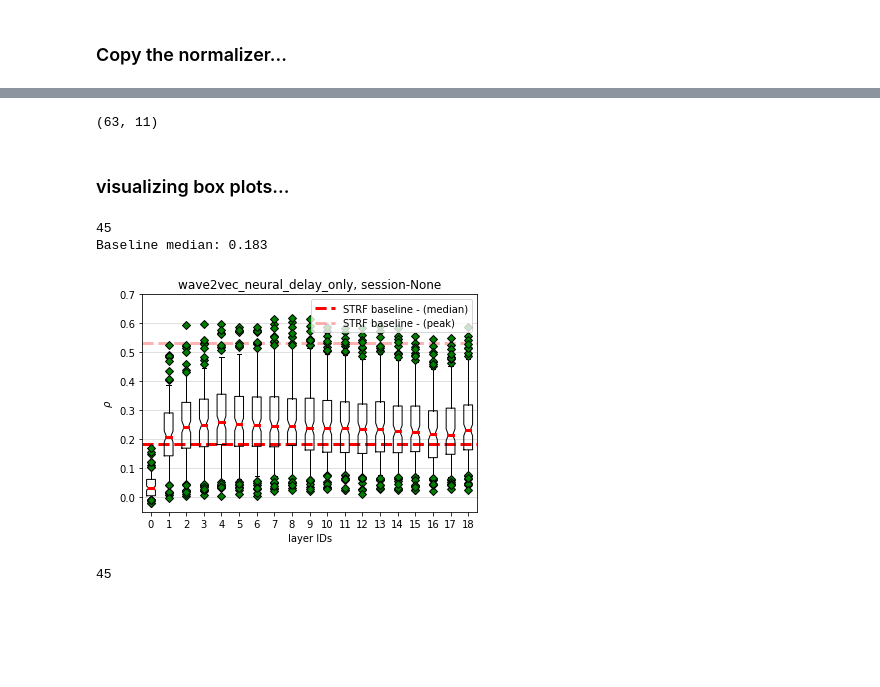
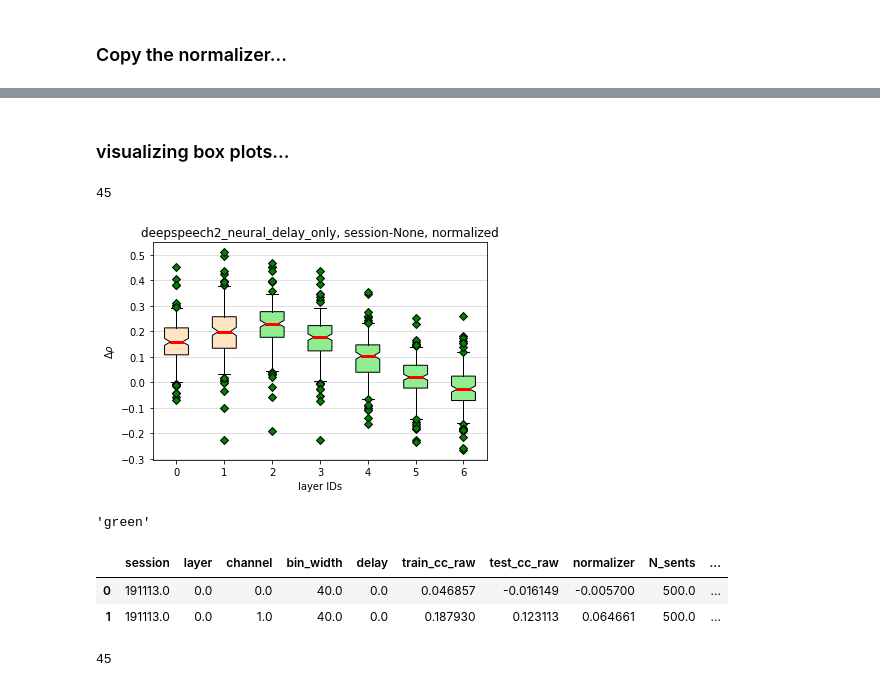
Before and after one commit to bilalhsp/Auditory_Cortex, a Jupyter notebook: experiments/correlations_analysis/correlations_analysis.ipynb, the cells around one changed output, grey strips where cells are left out. Cells and saved outputs as stored; diff of their text form; code cells hidden in the pictures; blank space fills up the shorter version.

```diff
--- a/experiments/correlations_analysis/correlations_analysis.ipynb
+++ b/experiments/correlations_analysis/correlations_analysis.ipynb
@@ -333,7 +235,3 @@ data3 = corr_obj3.get_selected_data(
-# %%
-data3.shape
-# %% [output]
-(63, 11)
 # %% [markdown]
 ### visualizing box plots...
 # %%
@@ -368,15 +266,15 @@ identifier = 'neural_delay_only'
 # model = 'wave2vec2_encoder'
 # model = 'wave2vec2_feature_extractor'
 
-model_name = 'wave2vec'
+# model_name = 'wave2vec'
 # model_name = 'wave2vec2'
 # model_name = 'speech2text'
 # identifier = 'opt_delay'
 # identifier = 'basic'
 # identifier = 'RF_delay'
-# identifier = 'neural_delay_only_l1'
+# identifier = 'neural_delay_only_l0'
 
-# model_name = 'deepspeech2'
+model_name = 'deepspeech2'
 # identifier = 'bi_lstm'
 
 # model = 'deepspeech2_bi_lstm'
@@ -399,32 +297,31 @@ model_identifier = model_name + filler + identifier
 
 for normalized in normalized_list:
     for delta_corr in delta_corr_list:
 
         corr_obj = analysis.Correlations(model_identifier)
 
 
         print(len(np.unique(corr_obj.get_all_sessions())))
         ax, layers_data = corr_obj.box_plot_correlations(
             # session,
             normalized=normalized, threshold=threshold, delta_corr=delta_corr, bin_width=bin_width,
             delay=delay, y_axis_lim=y_axis_lim
             )
 
 
         post_str = 'rho'
         if normalized:
             post_str = post_str + '_' + 'normalized'
         if delta_corr:
             post_str = 'delta_' + post_str
         fig_name = f"{model_identifier}_{post_str}.jpg"
 
 
         # NIPS_dir = 'C\:\Users\\ahmedb\\Desktop\\PhD\\Academic\\Makin\'s Lab\\auditory_cortex\\Results\\NIPS'
         saved_figures = os.path.join(results_dir, 'saved_figures', 'correlations')
         filepath = os.path.join(saved_figures, model_name, fig_name)
         if save_fig:
             plt.savefig(filepath)
 # %% [output]
 45
-Baseline median: 0.183
-[figure, old version]
+[figure, new version]
@@ -430,0 +336,4 @@ Baseline median: 0.183
+# %%
+color
+# %% [output]
+'green'
@@ -431,3 +347,9 @@ Baseline median: 0.183
+# %%
+corr_obj.data.head(2)
+# %% [output]
+|  | session | layer | channel | bin_width | delay | train_cc_raw | test_cc_raw | normalizer | N_sents | ... |
+| 0 | 191113.0 | 0.0 | 0.0 | 40.0 | 0.0 | 0.046857 | -0.016149 | -0.005700 | 500.0 | ... |
+| 1 | 191113.0 | 0.0 | 1.0 | 40.0 | 0.0 | 0.187930 | 0.123113 | 0.064661 | 500.0 | ... |
 # %%
 len(corr_obj.get_all_sessions())
 # %% [output]
```
Also changed, not shown: parts of 52 cells of this notebook, 11 other files.
